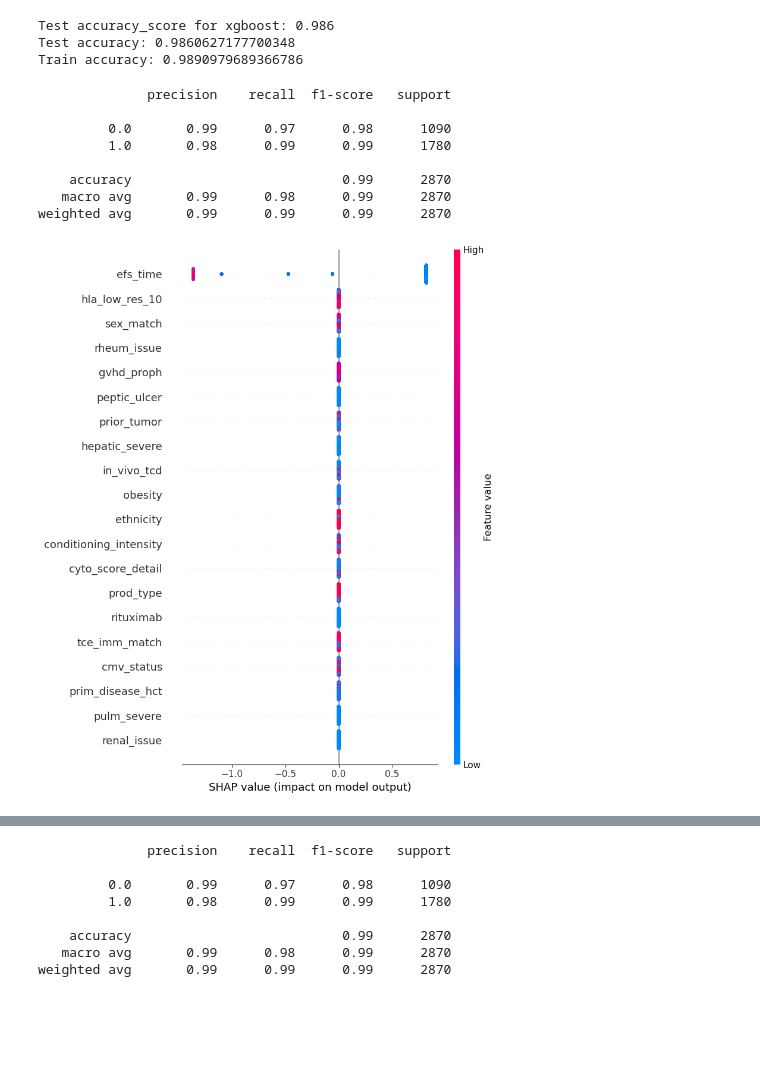
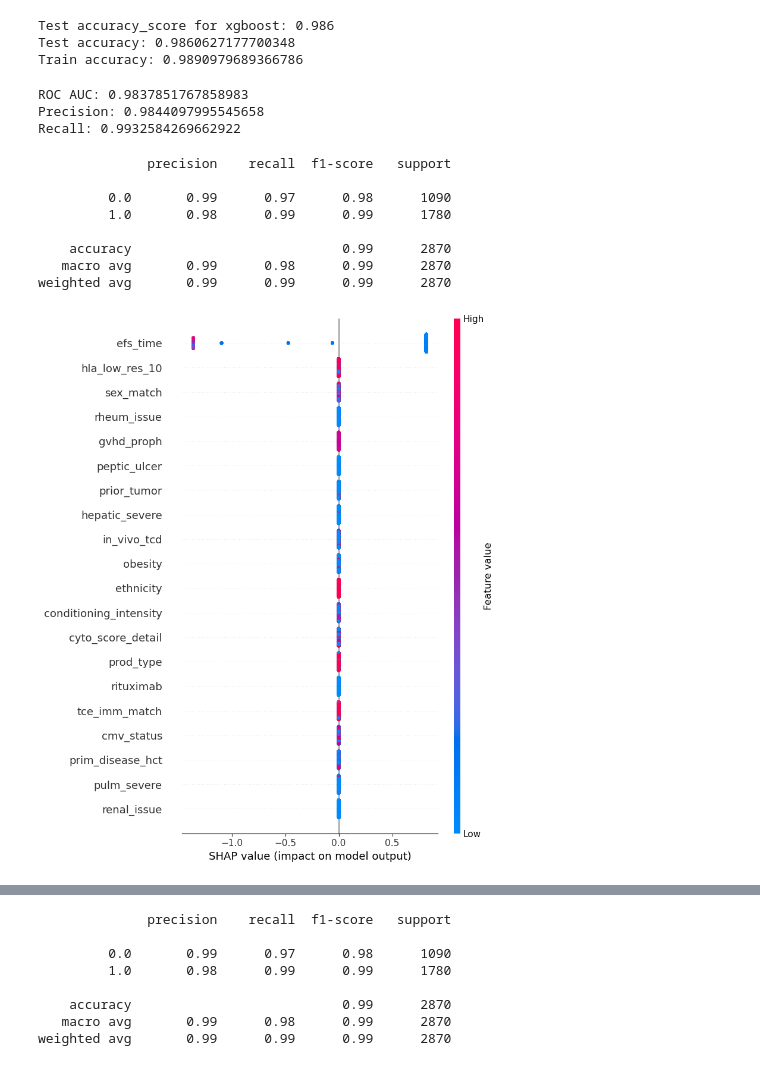
Before and after one commit to Sajan-12325/HSCT-Survival-Prediction, a Jupyter notebook: HCT.ipynb, the cells around one changed output, grey strips where cells are left out. Cells and saved outputs as stored; diff of their text form; code cells hidden in the pictures; blank space fills up the shorter version.

```diff
--- a/HCT.ipynb
+++ b/HCT.ipynb
@@ -676,6 +672,16 @@ print(f"Train accuracy: {accuracy_score(y_train, xgb_train_pred)}")
 Test accuracy_score for xgboost: 0.986
 Test accuracy: 0.9860627177700348
 Train accuracy: 0.9890979689366786
+# %%
+from sklearn.metrics import confusion_matrix, roc_auc_score, precision_score, recall_score
+
+print("ROC AUC:", roc_auc_score(y_test, xgb_test_pred))
+print("Precision:", precision_score(y_test, xgb_test_pred))
+print("Recall:", recall_score(y_test, xgb_test_pred))
+# %% [output]
+ROC AUC: 0.9837851767858983
+Precision: 0.9844097995545658
+Recall: 0.9932584269662922
 # %%
 print(classification_report(y_test, xgb_test_pred))
 # %% [output]
@@ -688,7 +694,7 @@ print(classification_report(y_test, xgb_test_pred))
    macro avg       0.99      0.98      0.99      2870
 weighted avg       0.99      0.99      0.99      2870
 # %%
-X_test = pd.DataFrame(X_test, columns=X.columns)
+#X_test = pd.DataFrame(X_test, columns=X.columns)
 # %%
 import shap
 
@@ -698,9 +704,10 @@ explainer = shap.Explainer(xgb_classifier, X_train)
 shap_values = explainer(X_test)
 # %%
 
-shap.summary_plot(shap_values, X_test)
+shap.summary_plot(shap_values, X_test, feature_names = X.columns)
+plt.show()
 # %% [output]
-[figure, old version]
+[figure, new version]
 # %%
 ## Using scaled data
 X_train, X_test, y_train, y_test = train_test_split(X_scaled, y, test_size = 0.3, stratify = y, random_state = 42)
```
Also changed, not shown: parts of 17 cells of this notebook.
